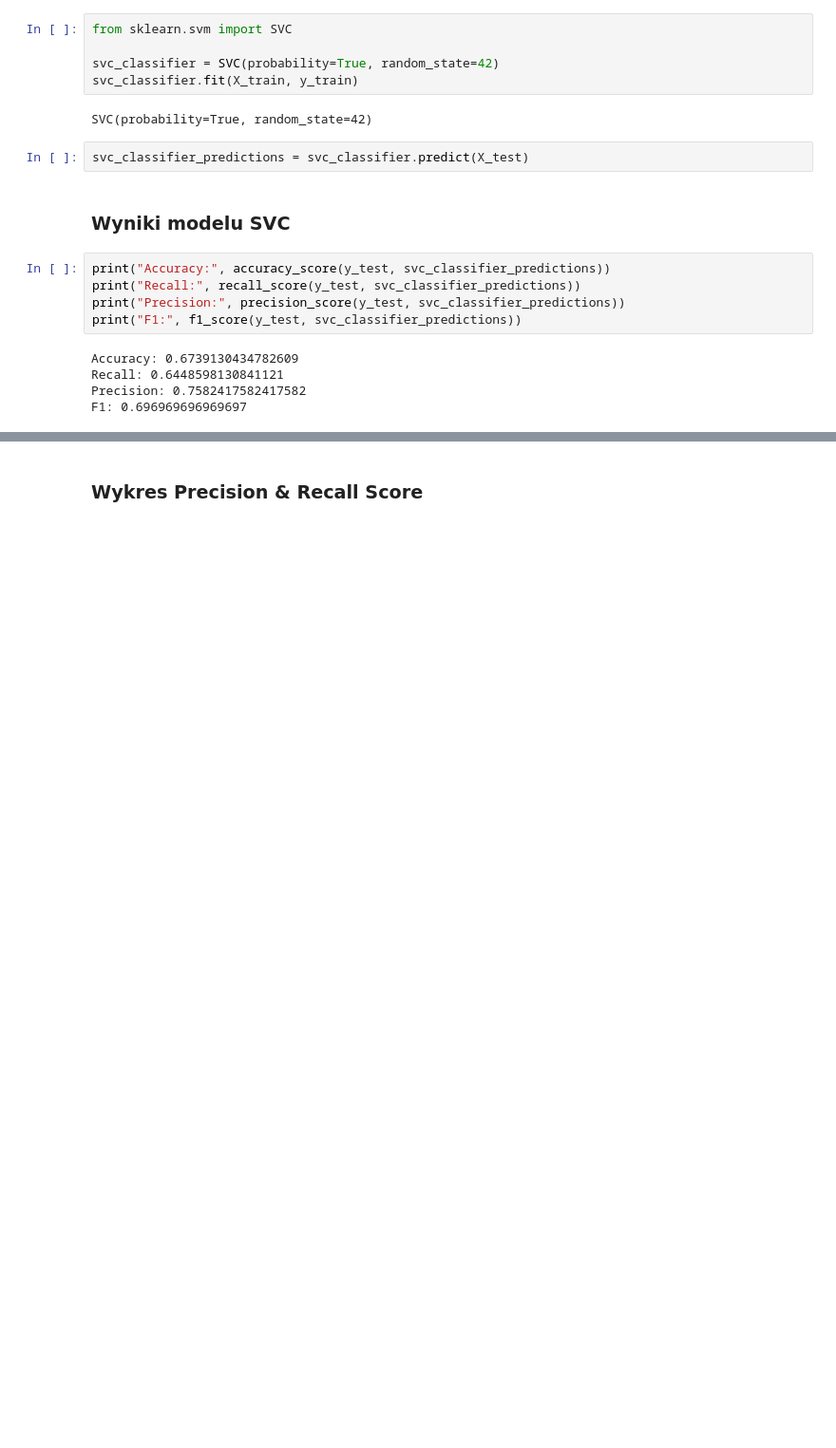
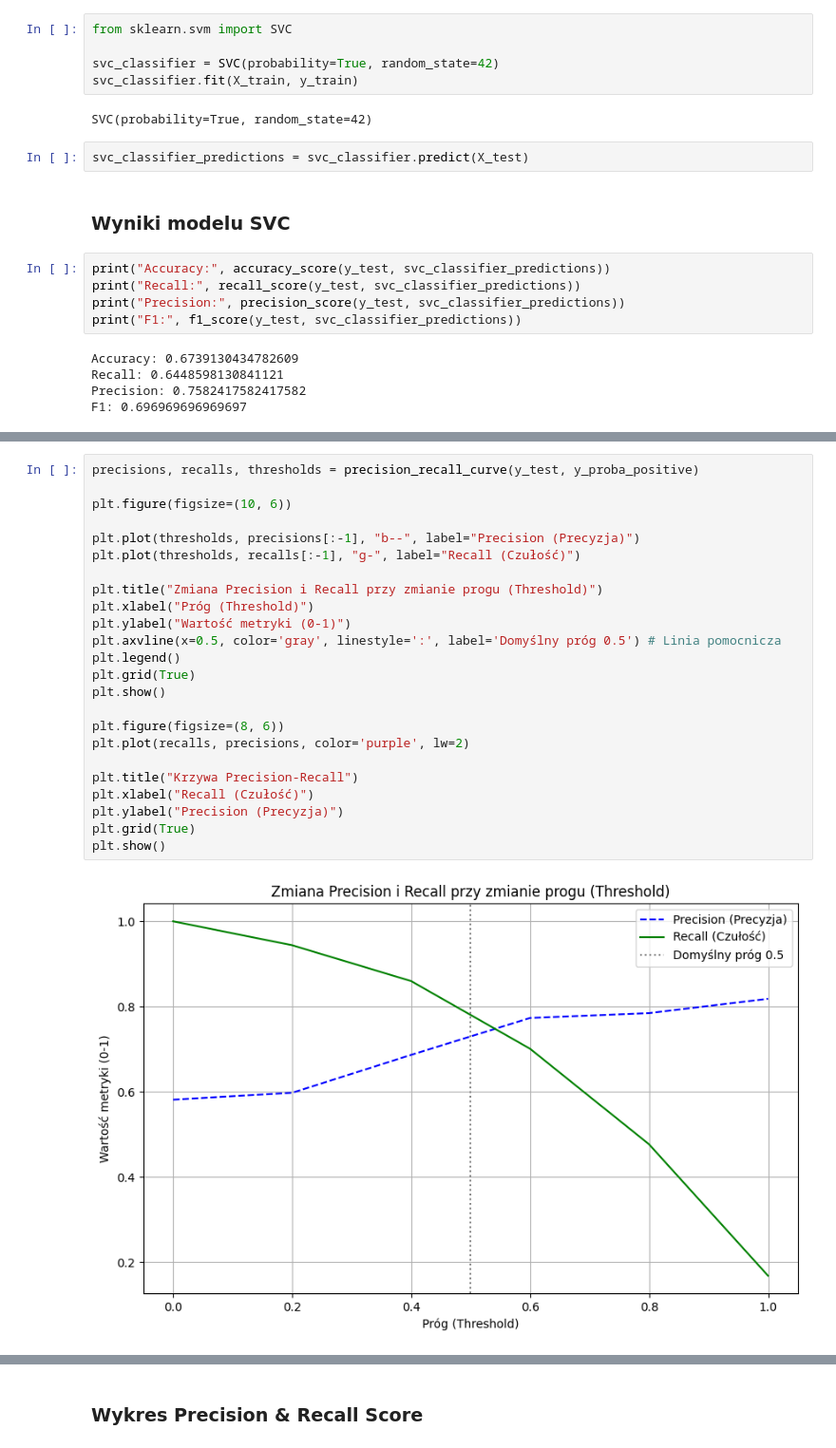
Before and after one commit to francesspot/AI_course, a Jupyter notebook: Ćwiczenia1/lista1.ipynb, the cells around one changed output, grey strips where cells are left out. Shown at 95% size. Drawn from its saved outputs; the diff is of its cells as text; blank space fills up the shorter version.

```diff
--- a/Ćwiczenia1/lista1.ipynb
+++ b/Ćwiczenia1/lista1.ipynb
@@ -340,0 +377,26 @@ F1: 0.696969696969697
+# %%
+precisions, recalls, thresholds = precision_recall_curve(y_test, y_proba_positive)
+
+plt.figure(figsize=(10, 6))
+
+plt.plot(thresholds, precisions[:-1], "b--", label="Precision (Precyzja)")
+plt.plot(thresholds, recalls[:-1], "g-", label="Recall (Czułość)")
+
+plt.title("Zmiana Precision i Recall przy zmianie progu (Threshold)")
+plt.xlabel("Próg (Threshold)")
+plt.ylabel("Wartość metryki (0-1)")
+plt.axvline(x=0.5, color='gray', linestyle=':', label='Domyślny próg 0.5') # Linia pomocnicza
+plt.legend()
+plt.grid(True)
+plt.show()
+
+plt.figure(figsize=(8, 6))
+plt.plot(recalls, precisions, color='purple', lw=2)
+
+plt.title("Krzywa Precision-Recall")
+plt.xlabel("Recall (Czułość)")
+plt.ylabel("Precision (Precyzja)")
+plt.grid(True)
+plt.show()
+# %% [output]
+[figure, added]
```
Also changed, not shown: parts of 8 cells of this notebook.
